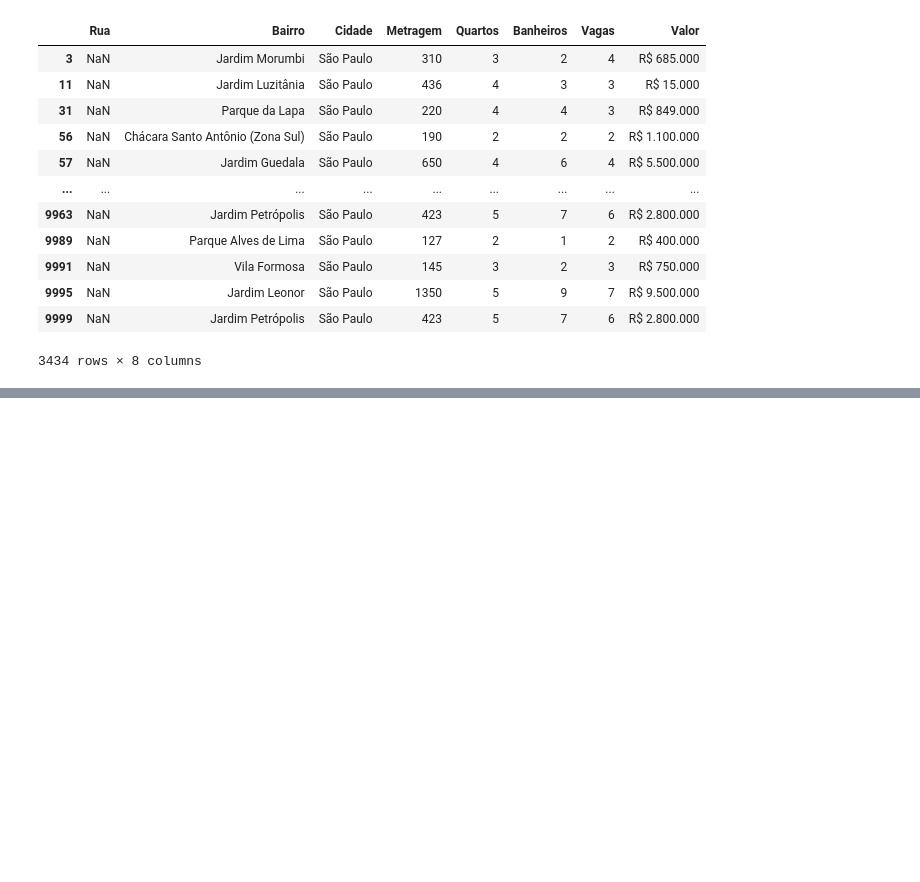
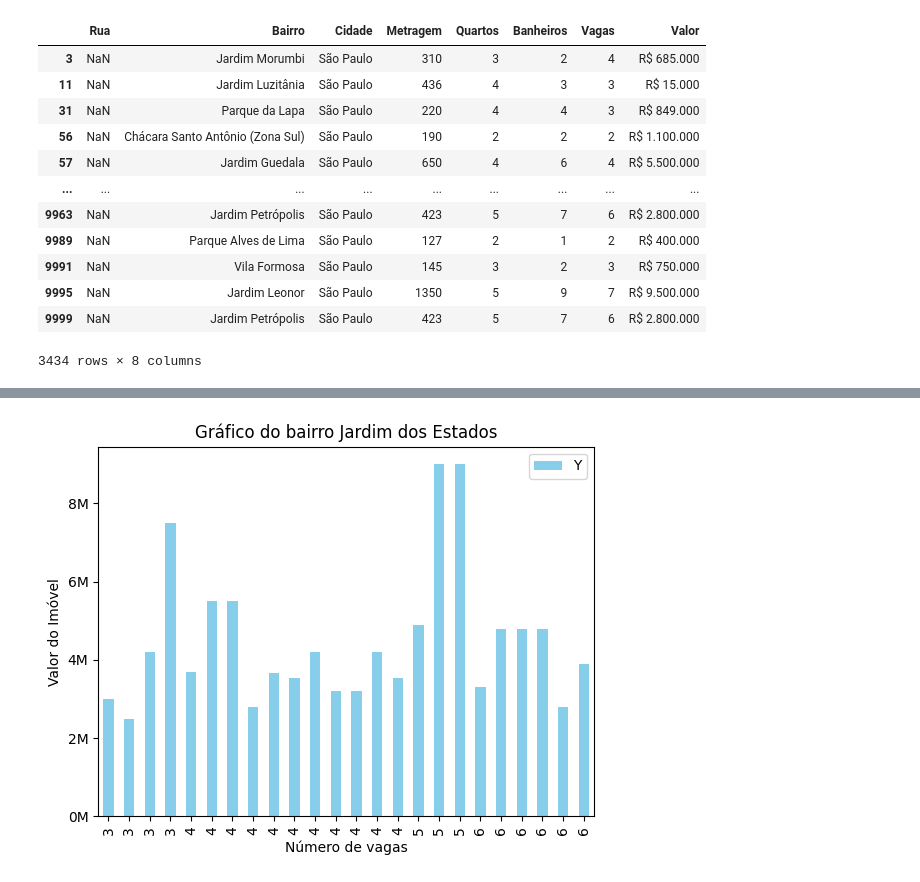
Before and after one commit to lukasfonks/imersao_dados, a Jupyter notebook: imersao_dados_p1.ipynb, the cells around one changed output, grey strips where cells are left out. Cells and saved outputs as stored; diff of their text form; code cells hidden in the pictures; blank space fills up the shorter version.

Commit message:
Imersao dados parte 1

```diff
--- a/imersao_dados_p1.ipynb
+++ b/imersao_dados_p1.ipynb
@@ -149,0 +174,4 @@ bairros_sem_rua
+# %%
+# Criando 3 novas colunas com valor do imovel, moeda e Tipo_valor(diz se o preço é de venda ou aluguel)
+dados[['Moeda','Preço', 'Tipo_valor']] = dados['Valor'].str.split(expand=True)
+dados.head()
@@ -149,0 +190,4 @@ bairros_sem_rua
+# %%
+# Criando nova planilha com valores separados
+dados_venda = dados[dados['Tipo_valor'].isnull()]
+dados_venda.head()
@@ -149,0 +201,5 @@ bairros_sem_rua
+# %%
+# converter o valor de string para Float
+dados_venda['Preço'].str.replace('.','').astype(float)
+dados_venda['Preço'] = dados_venda['Preço'].str.replace('.','').astype(float)
+dados_venda.head()
@@ -149,0 +254,28 @@ bairros_sem_rua
+# %%
+# Criar uma escala de valores em milhões.
+# Deixar o gráfico de valores legível (alterar labels, cores, título, escala).
+
+import matplotlib.pyplot as plt
+from matplotlib.ticker import FuncFormatter
+
+dados_Jardim_dos_estados = dados_venda.query('Bairro == "Jardim dos Estados"')
+metragem_preco= {'X':dados_Jardim_dos_estados['Vagas'],'Y':dados_Jardim_dos_estados['Preço']}
+grafico_metragem_preço = pd.DataFrame(metragem_preco)
+grafico_metragem_preço = grafico_metragem_preço.sort_values(by='X', ascending=True)
+
+
+def milhoes_formato(x, pos):
+    return f'{x / 1000000:.0f}M'
+
+grafico_metragem_preço.set_index('X').plot(kind='bar', stacked=True, color='skyblue')
+
+plt.gca().yaxis.set_major_formatter(FuncFormatter(milhoes_formato))
+plt.xlabel('Número de vagas')
+plt.ylabel('Valor do Imóvel')
+plt.title('Gráfico do bairro Jardim dos Estados')
+plt.show()
+
+# Não é possível identificar nenhuma correlação entre o aumento do numero de vagas e os valores do imóveis para
+# o bairro de Jardim dos Estados
+# %% [output]
+[figure, added]
```
Also changed, not shown: parts of 11 cells of this notebook, 1 other file.
